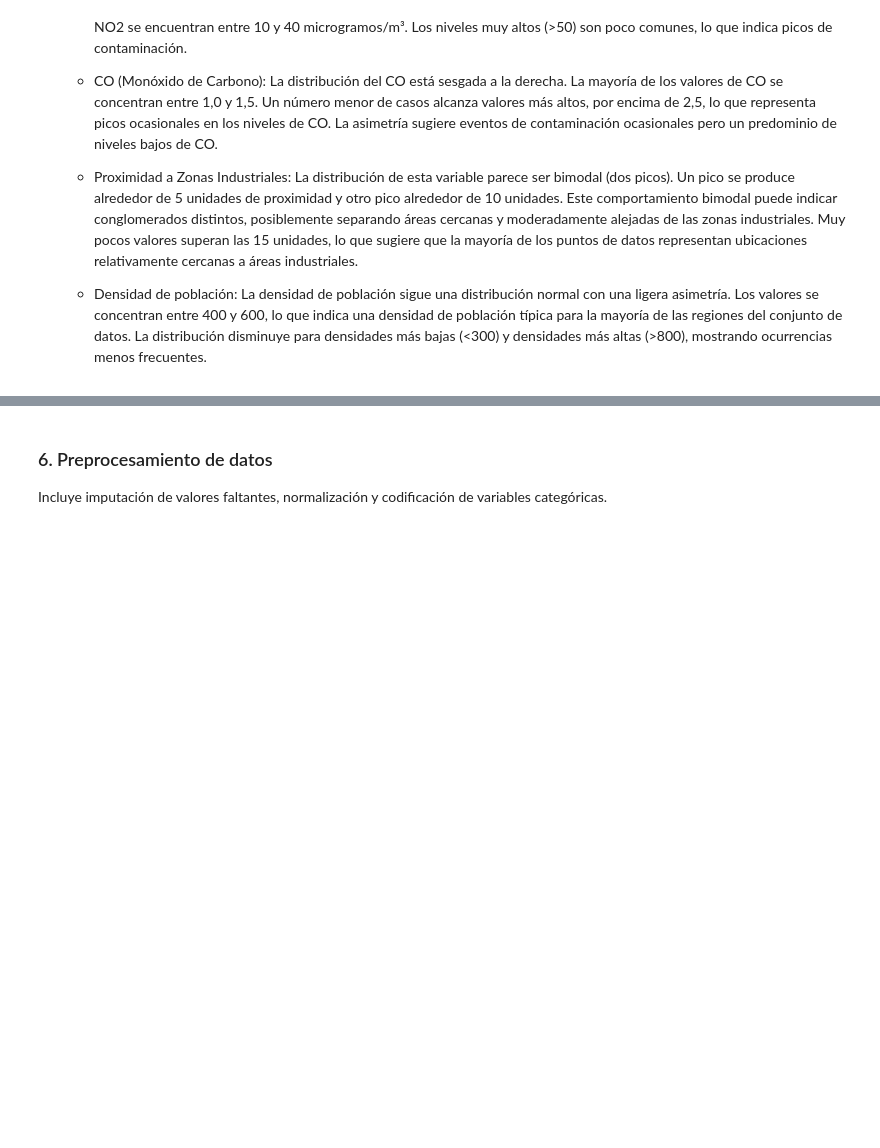
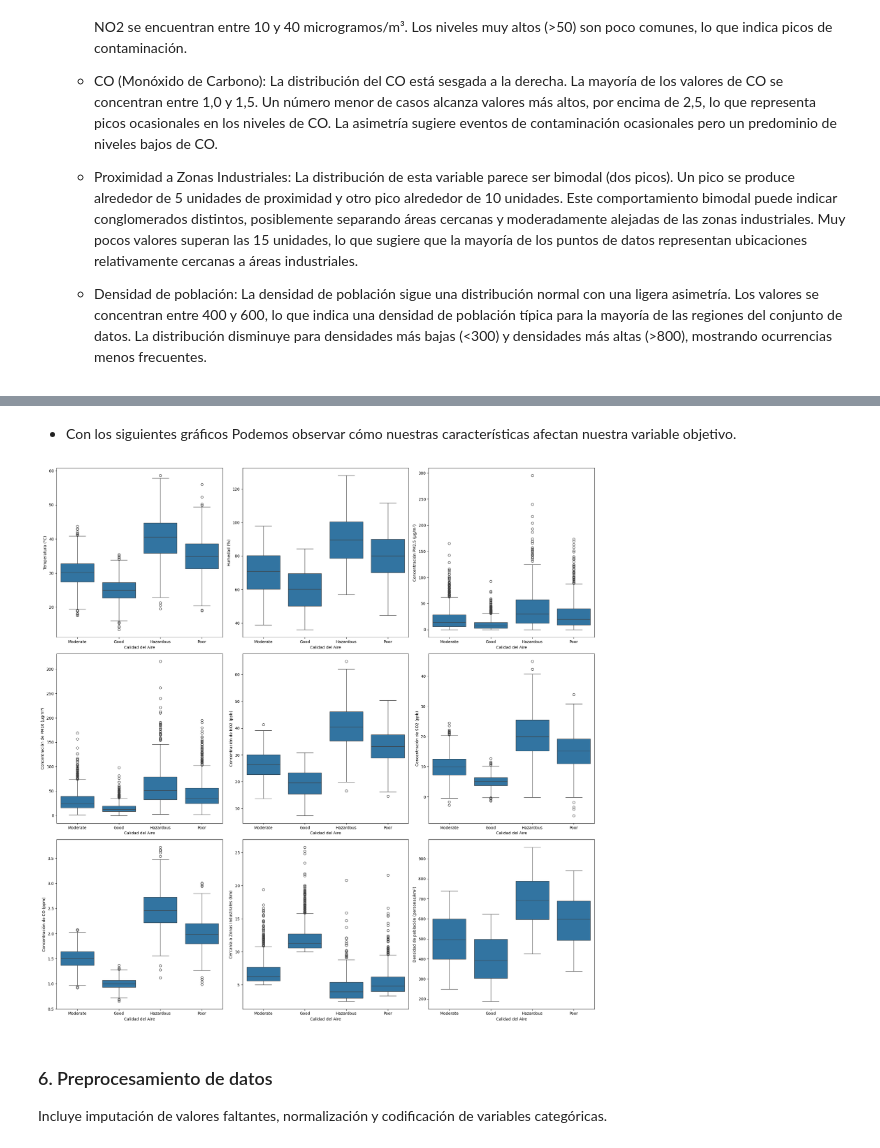
Before and after one commit to palberth/CienciaDatos-MASDI, a Jupyter notebook: Activida_8_ciencia_de_datos.ipynb, the cells around one changed output, grey strips where cells are left out. Cells and saved outputs as stored; diff of their text form; code cells hidden in the pictures; blank space fills up the shorter version.

```diff
--- a/Activida_8_ciencia_de_datos.ipynb
+++ b/Activida_8_ciencia_de_datos.ipynb
@@ -354,3 +380,17 @@ plt.show()
+# %% [markdown]
+* Con los siguientes gráficos Podemos observar cómo nuestras características afectan nuestra variable objetivo.
+# %%
+fig, ax = plt.subplots(3, 3, figsize=(20, 20))
+ax = ax.flatten()
+i = 0
+cols=data.drop(columns='Calidad del Aire')
+for col in cols:
+    sns.boxplot(data=data, x='Calidad del Aire', y=col, ax=ax[i])
+    i += 1
+plt.tight_layout()
+plt.show()
+# %% [output]
+[figure, added]
 # %% [markdown]
 ### 6. Preprocesamiento de datos
 Incluye imputación de valores faltantes, normalización y codificación de variables categóricas.
```
Also changed, not shown: parts of 6 cells of this notebook.
